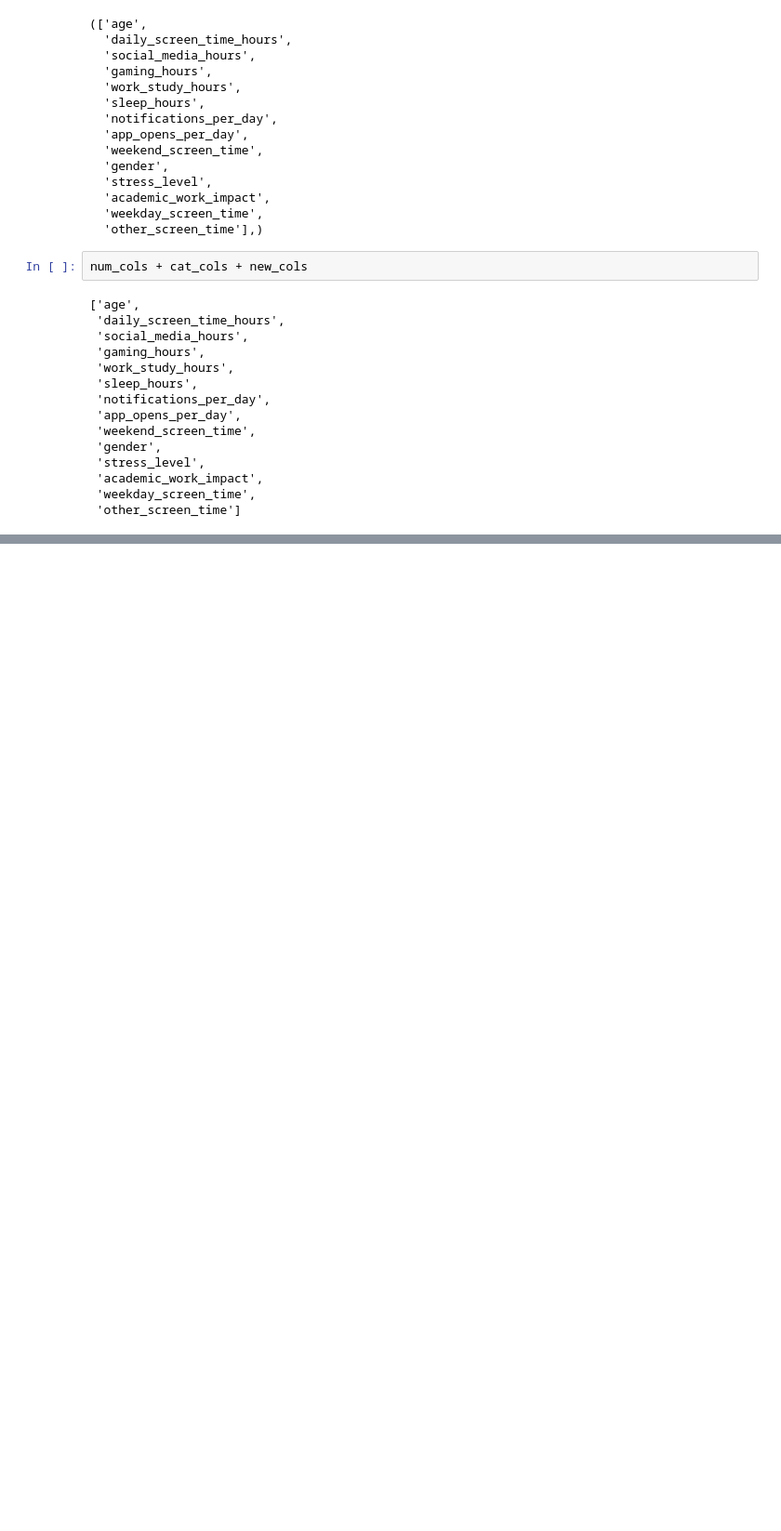
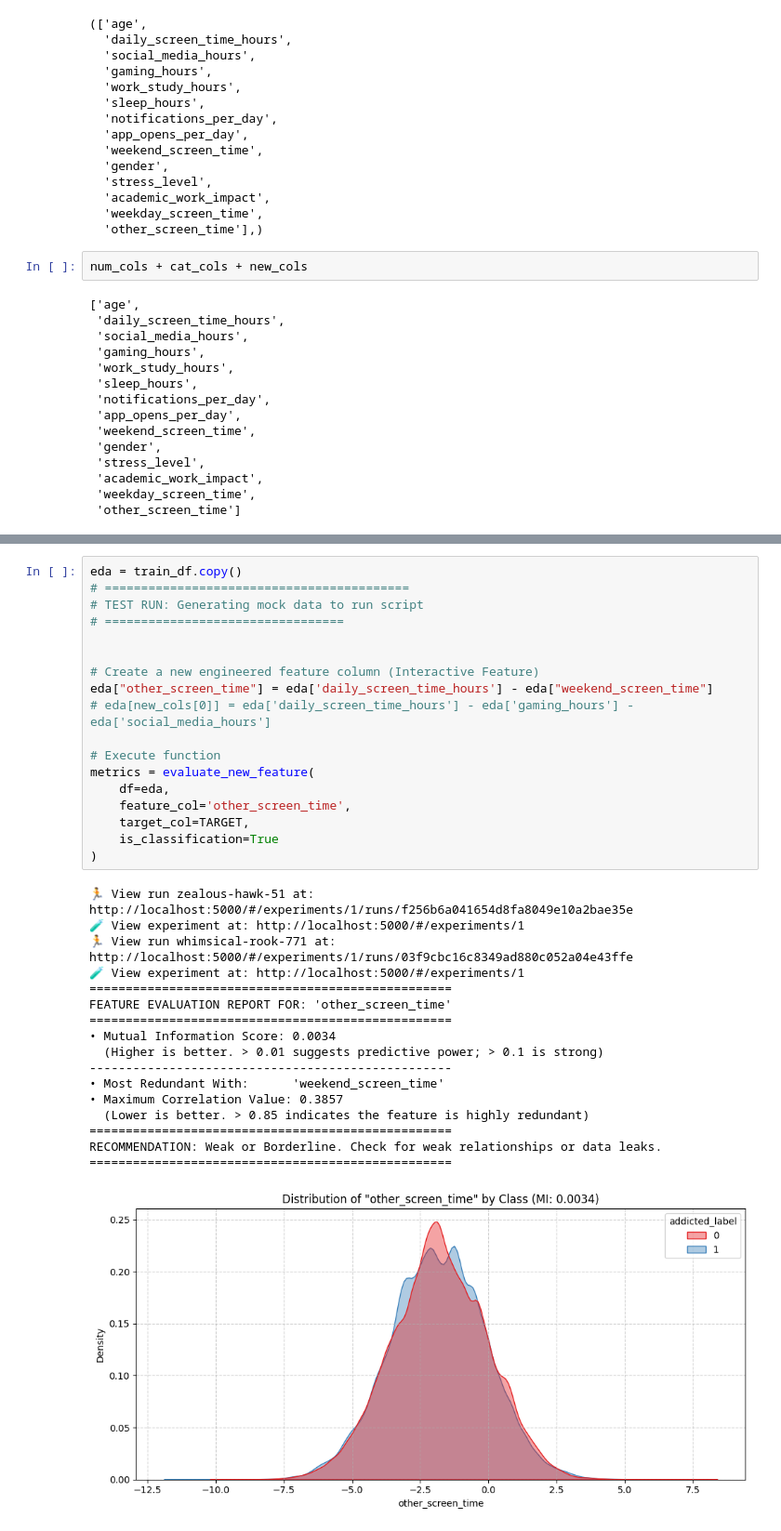
Before and after one commit to cringe-syco/ML, a Jupyter notebook: data/smartphone_addiction/initial.ipynb, the cells around one changed output, grey strips where cells are left out. Shown at 93% size. Drawn from its saved outputs; the diff is of its cells as text; blank space fills up the shorter version.

Commit message:
added analysis checks for features engineered

```diff
--- a/data/smartphone_addiction/initial.ipynb
+++ b/data/smartphone_addiction/initial.ipynb
@@ -1247,0 +1329,36 @@ num_cols + cat_cols + new_cols
+# %%
+eda = train_df.copy()
+# ==========================================
+# TEST RUN: Generating mock data to run script
+# =================================
+
+
+# Create a new engineered feature column (Interactive Feature)
+eda["other_screen_time"] = eda['daily_screen_time_hours'] - eda["weekend_screen_time"]
+# eda[new_cols[0]] = eda['daily_screen_time_hours'] - eda['gaming_hours'] - eda['social_media_hours']
+
+# Execute function
+metrics = evaluate_new_feature(
+    df=eda,
+    feature_col='other_screen_time',
+    target_col=TARGET,
+    is_classification=True
+)
+# %% [output]
+🏃 View run zealous-hawk-51 at: http://localhost:5000/#/experiments/1/runs/f256b6a041654d8fa8049e10a2bae35e
+🧪 View experiment at: http://localhost:5000/#/experiments/1
+🏃 View run whimsical-rook-771 at: http://localhost:5000/#/experiments/1/runs/03f9cbc16c8349ad880c052a04e43ffe
+🧪 View experiment at: http://localhost:5000/#/experiments/1
+==================================================
+FEATURE EVALUATION REPORT FOR: 'other_screen_time'
+==================================================
+• Mutual Information Score: 0.0034
+  (Higher is better. > 0.01 suggests predictive power; > 0.1 is strong)
+--------------------------------------------------
+• Most Redundant With:      'weekend_screen_time'
+• Maximum Correlation Value: 0.3857
+  (Lower is better. > 0.85 indicates the feature is highly redundant)
+==================================================
+RECOMMENDATION: Weak or Borderline. Check for weak relationships or data leaks.
+==================================================
+[figure, added]
```
Also changed, not shown: parts of 6 cells of this notebook.
